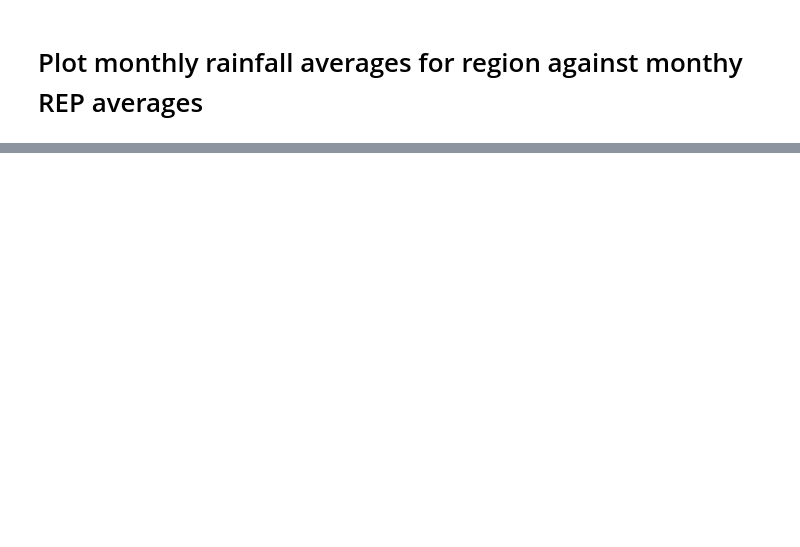
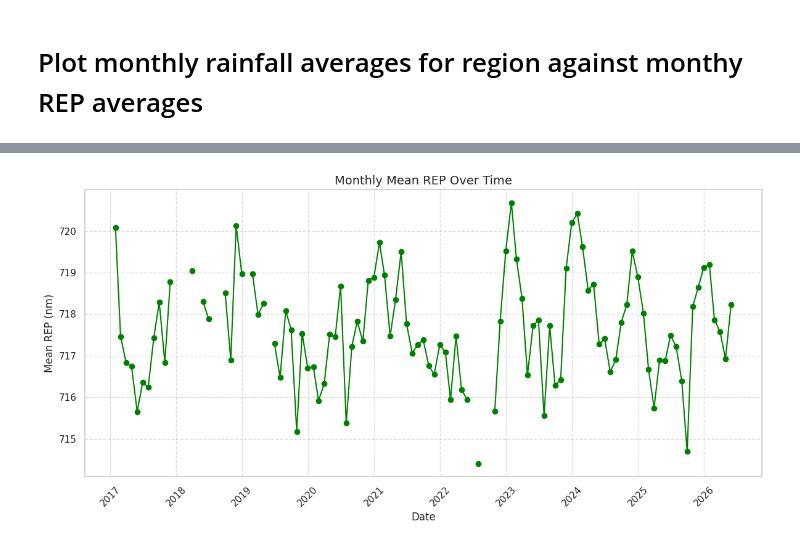
Before and after one commit to huwperkins08-lang/TSF_seepage_detection_ElSoldado, a Jupyter notebook: REP_template.ipynb, the cells around one changed output, grey strips where cells are left out. Cells and saved outputs as stored; diff of their text form; code cells hidden in the pictures; blank space fills up the shorter version.

Commit message:
Dataframe creation for first statistical analysis and adjusted Seasonal Mann-Kendall & Sen test carried out for test site

```diff
--- a/REP_template.ipynb
+++ b/REP_template.ipynb
@@ -102,7 +102,7 @@ def calculate_rep(image):# calculates REP using native Sentinel-2 bands and Guyo
 # 4. SOURCE & FILTER
 s2_collection = (ee.ImageCollection('COPERNICUS/S2_SR_HARMONIZED')
                   .filterBounds(mine_site)
-                  .filterDate('2017-01-01', '2026-03-31')
+                  .filterDate('2017-01-01', '2026-05-31')
                   .filter(ee.Filter.lt('CLOUDY_PIXEL_PERCENTAGE', 40))#removes tiles with over 40% cloud cover
                   .filter(ee.Filter.notNull(['MEAN_SOLAR_ZENITH_ANGLE', 'MEAN_SOLAR_AZIMUTH_ANGLE'])))
 
@@ -504,0 +593,19 @@ plt.show()
+# %%
+#cretae dataframe for temporal analysis of REP at test site
+df_SMK_stats = df_temporal.resample('M', on='date').median()
+
+#count number of NaN returned in mean_rep column
+print(f"Number of NaN values in 'mean_rep' column: {df_SMK_stats['mean_rep'].isna().sum()}")
+
+#identify NaN months in dataframe
+nan_dates = df_SMK_stats[df_SMK_stats['mean_rep'].isna()].index
+nan_year_month = [(d.year, d.month) for d in nan_dates]
+print(f"Year-Months with NaN values in 'mean_rep': {nan_year_month}")
+
+#replace anomolous REP values with NaN
+df_SMK_stats.loc[df_SMK_stats['mean_rep'] < 700, 'mean_rep'] = np.nan
+df_SMK_stats.loc[df_SMK_stats['mean_rep'] > 730, 'mean_rep'] = np.nan
+
+#print 5 smallest and largest values to check
+print(df_SMK_stats['mean_rep'].nsmallest(5))
+print(df_SMK_stats['mean_rep'].nlargest(5))
@@ -504,0 +629,13 @@ plt.show()
+# %%
+#plot seasonal trend in REP
+plt.figure(figsize=(12, 6))
+plt.plot(df_SMK_stats.index, df_SMK_stats['mean_rep'], marker='o', linestyle='-', color='green')
+plt.title('Monthly Mean REP Over Time', fontsize=14)
+plt.xlabel('Date', fontsize=12)
+plt.ylabel('Mean REP (nm)', fontsize=12)
+plt.grid(True, linestyle='--', alpha=0.7)
+plt.xticks(rotation=45)
+plt.tight_layout()
+plt.show()
+# %% [output]
+[figure, added]
```
Also changed, not shown: parts of 20 cells of this notebook.
